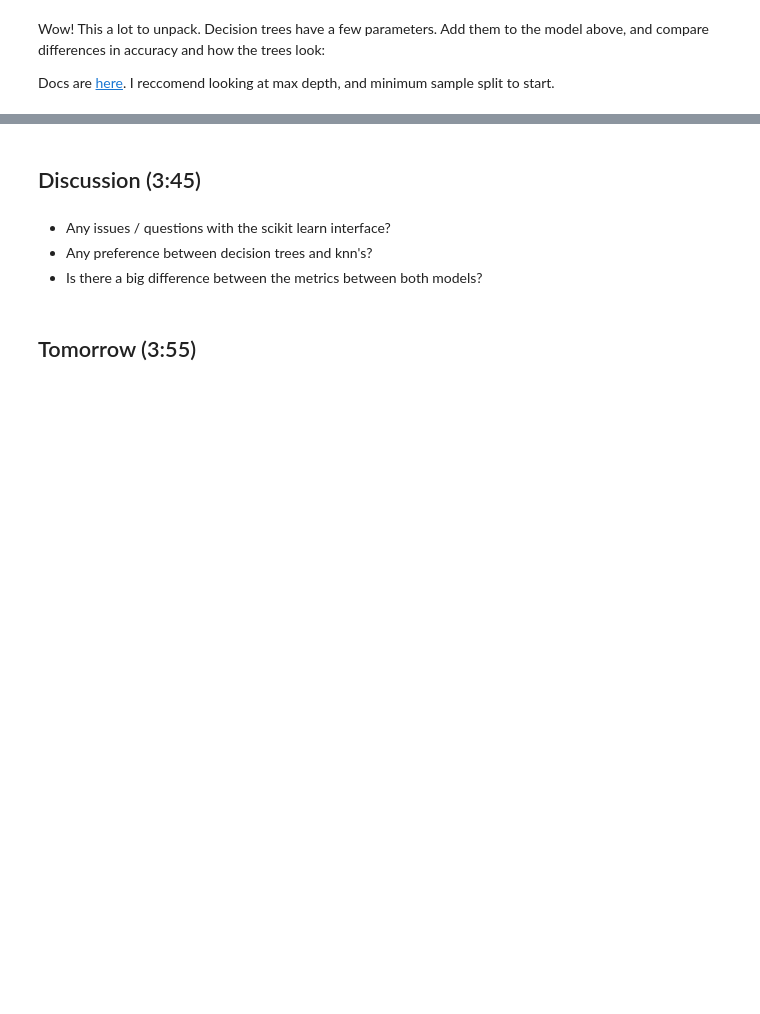
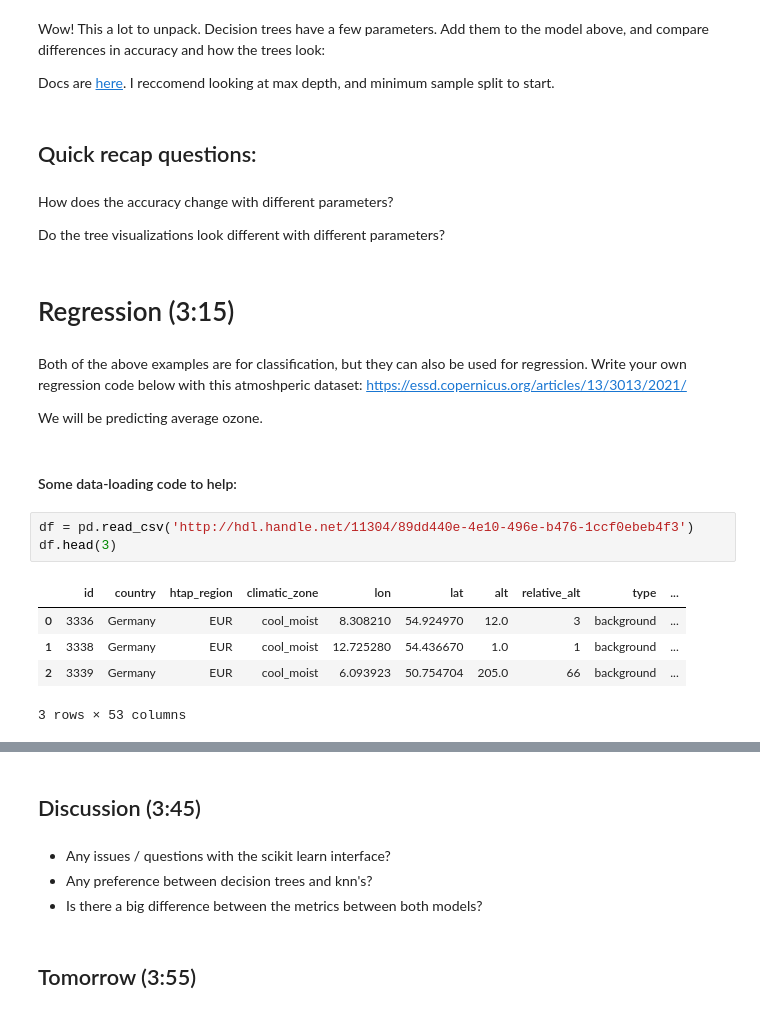
Before and after one commit to ThomasMGeo/intro_ML_NCAR, a Jupyter notebook: notebooks/EdEc_lesson35_supervised_knn_tree.ipynb, the cells around one changed output, grey strips where cells are left out. Saved outputs shown, nothing was run; the diff lists cells and outputs as text; blank space fills up the shorter version.

```diff
--- a/notebooks/EdEc_lesson35_supervised_knn_tree.ipynb
+++ b/notebooks/EdEc_lesson35_supervised_knn_tree.ipynb
@@ -183,3 +236,26 @@ plt.show()
 Wow! This a lot to unpack. Decision trees have a few parameters. Add them to the model above, and compare differences in accuracy and how the trees look:
 
 Docs are [here](https://scikit-learn.org/stable/modules/generated/sklearn.tree.DecisionTreeClassifier.html). I reccomend looking at max depth, and minimum sample split to start.
+# %% [markdown]
+## Quick recap questions:
+# %% [markdown]
+How does the accuracy change with different parameters?
+
+Do the tree visualizations look different with different parameters?
+# %% [markdown]
+# Regression (3:15)
+# %% [markdown]
+Both of the above examples are for classification, but they can also be used for regression. Write your own regression code below with this atmoshperic dataset: https://essd.copernicus.org/articles/13/3013/2021/
+
+We will be predicting average ozone.
+# %% [markdown]
+#### Some data-loading code to help:
+# %%
+df = pd.read_csv('http://hdl.handle.net/11304/89dd440e-4e10-496e-b476-1ccf0ebeb4f3')
+df.head(3)
+# %% [output]
+|  | id | country | htap_region | climatic_zone | lon | lat | alt | relative_alt | type | ... |
+| 0 | 3336 | Germany | EUR | cool_moist | 8.308210 | 54.924970 | 12.0 | 3 | background | ... |
+| 1 | 3338 | Germany | EUR | cool_moist | 12.725280 | 54.436670 | 1.0 | 1 | background | ... |
+| 2 | 3339 | Germany | EUR | cool_moist | 6.093923 | 50.754704 | 205.0 | 66 | background | ... |
+3 rows × 53 columns
```
Also changed, not shown: parts of 22 cells of this notebook.
